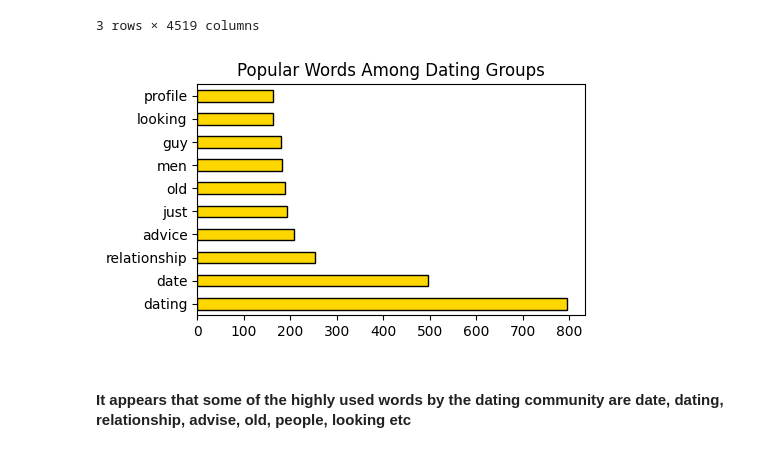
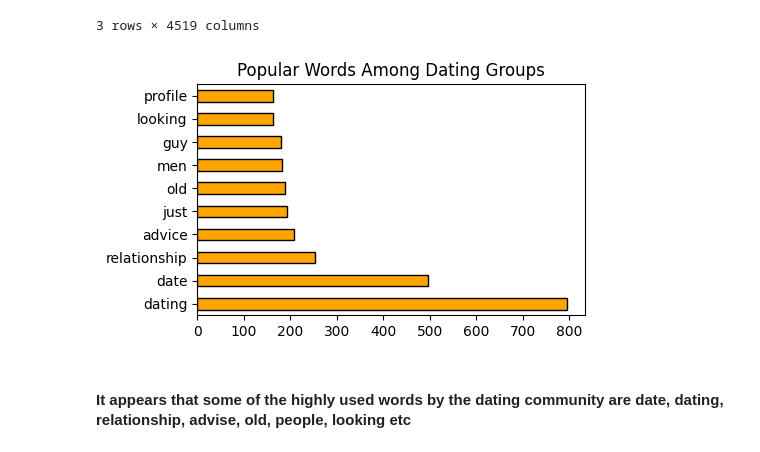
Before and after one commit to iamkkdev/Subreddit-Project, a Jupyter notebook: code/3-Modeling.ipynb, the cells around one changed output. Cells and saved outputs as stored; diff of their text form; code cells hidden in the pictures.

Commit message:
added one more image

```diff
--- a/code/3-Modeling.ipynb
+++ b/code/3-Modeling.ipynb
@@ -78,13 +78,13 @@ X_train_df.head(3)
 # %%
 # Plot top occuring words
 plt.figure(figsize = (5,3))
 X_train_df.sum().sort_values(ascending = False).head(10).plot(kind = 'barh',
-                                                             color = 'Gold',
+                                                             color = 'Orange',
                                                              edgecolor = 'black')
 plt.title("Popular Words Among Dating Groups")
 plt.savefig("../images/popularwords");
 # %% [output]
-[figure, old version]
+[figure, new version]
 # %% [markdown]
 #### It appears that some of the highly used words by the dating community are date, dating, relationship, advise, old, people, looking etc
 # %%
```
Also changed, not shown: 1 other file.
